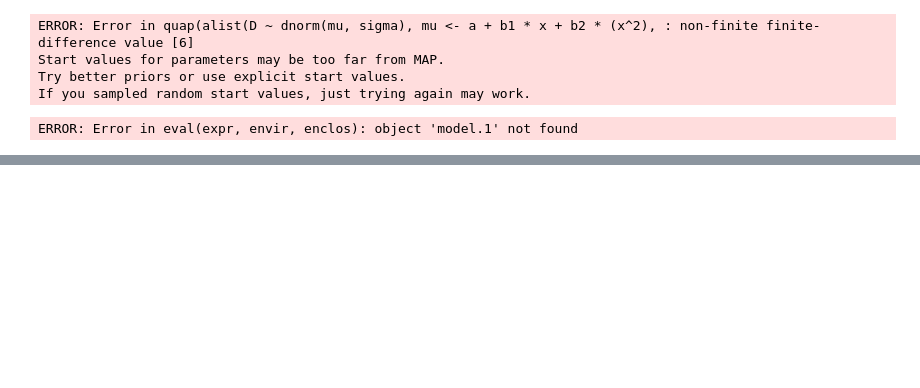
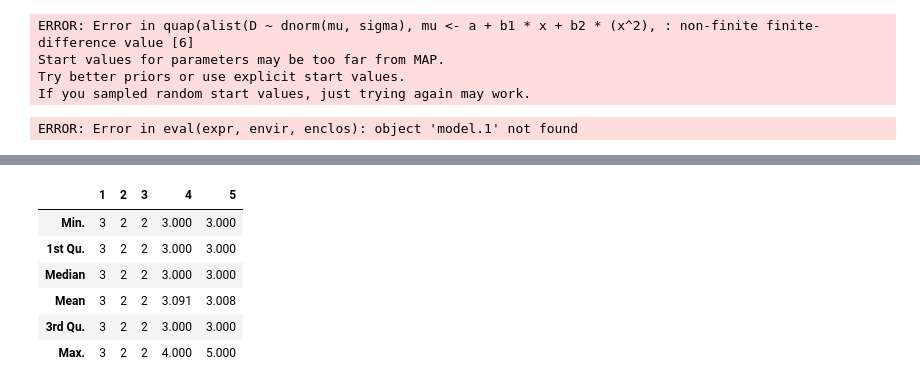
Before and after one commit to hvillamil3/statrethinking_winter2019, a Jupyter notebook: homework/Homework2.ipynb, the cells around one changed output, grey strips where cells are left out. Saved outputs shown, nothing was run; the diff lists cells and outputs as text; code cells hidden in the pictures; blank space fills up the shorter version.

```diff
--- a/homework/Homework2.ipynb
+++ b/homework/Homework2.ipynb
@@ -390,0 +493,19 @@ for ( i in 1:50 ) lines( c(-2,2) , mu[i,] , col=col.alpha("black",0.4) )
+# %%
+# compiled_model <- stan_model("categorical_model.stan")
+compiled_model <- stan_model(model_code = stancode)
+
+sim_out <- sampling(compiled_model, data = list(N = 1000,
+                                                P = 5,
+                                                # Y should be real but fake data if we're simulating
+                                                # new Y
+                                                y = sample(1:2, 1000, replace = T),
+                                                run_estimation = 0,
+                                                prior_sd = 100))
+
+library(dplyr)
+
+fake_data_matrix  <- sim_out %>%
+  as.data.frame %>%
+  select(contains("y_sim"))
+
+summary_tbl <- apply(fake_data_matrix[1:5,], 1, summary)
@@ -390,0 +530,10 @@ for ( i in 1:50 ) lines( c(-2,2) , mu[i,] , col=col.alpha("black",0.4) )
+# %%
+summary_tbl
+# %% [output]
+|  | 1 | 2 | 3 | 4 | 5 |
+| Min. | 3 | 2 | 2 | 3.000 | 3.000 |
+| 1st Qu. | 3 | 2 | 2 | 3.000 | 3.000 |
+| Median | 3 | 2 | 2 | 3.000 | 3.000 |
+| Mean | 3 | 2 | 2 | 3.091 | 3.008 |
+| 3rd Qu. | 3 | 2 | 2 | 3.000 | 3.000 |
+| Max. | 3 | 2 | 2 | 4.000 | 5.000 |
```
Also changed, not shown: parts of 16 cells of this notebook.
